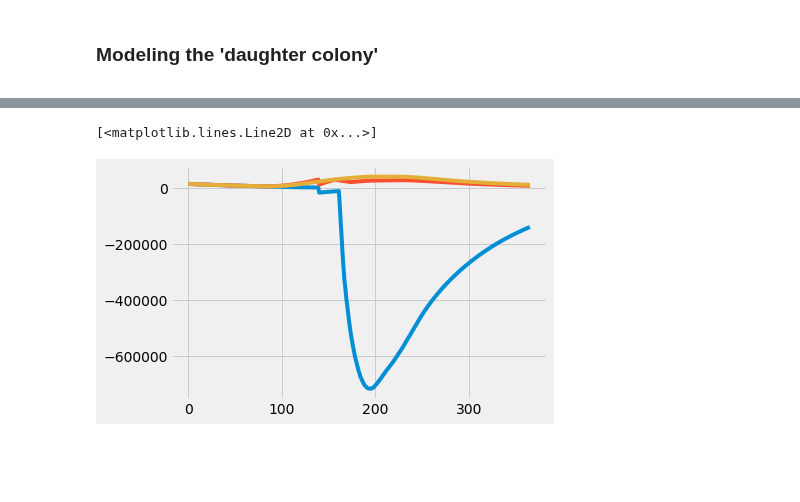
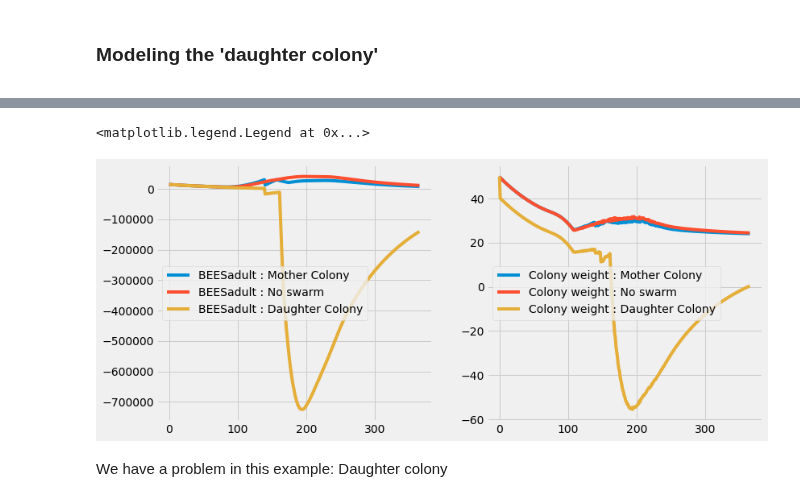
Before and after one commit to CharlieChanMeyer/HoPoMo, a Jupyter notebook: Equations.ipynb, the cells around one changed output, grey strips where cells are left out. Drawn from its saved outputs; the diff is of its cells as text; code cells hidden in the pictures; blank space fills up the shorter version.

```diff
--- a/Equations.ipynb
+++ b/Equations.ipynb
@@ -1346,7 +1344,19 @@ plt.plot(WEIGHTcolonyArray)
-# %%
-plt.plot(BEESadultArray_swarm2)
-plt.plot(BEESadultArray_swarm)
-plt.plot(BEESadultArray)
-# %% [output]
-[<matplotlib.lines.Line2D at 0x...>]
-[figure, removed]
+# %%
+plt.figure(figsize=(12,12))
+
+plt.subplot(2,2,1)
+res_swarming['BEESadult'].plot(label = "BEESadult : Mother Colony")
+res['BEESadult'].plot(label = "BEESadult : No swarm")
+res_swarming_2['BEESadult'].plot(label = "BEESadult : Daughter Colony")
+plt.legend()
+
+plt.subplot(2,2,2)
+res_swarming['WEIGHTcolony'].plot(label = "Colony weight : Mother Colony")
+res['WEIGHTcolony'].plot(label = "Colony weight : No swarm")
+res_swarming_2['WEIGHTcolony'].plot(label = "Colony weight : Daughter Colony")
+plt.legend()
+# %% [output]
+<matplotlib.legend.Legend at 0x...>
+[figure, added]
+# %% [markdown]
+We have a problem in this example: Daughter colony
```
Also changed, not shown: parts of 8 cells of this notebook, 1 other file.
